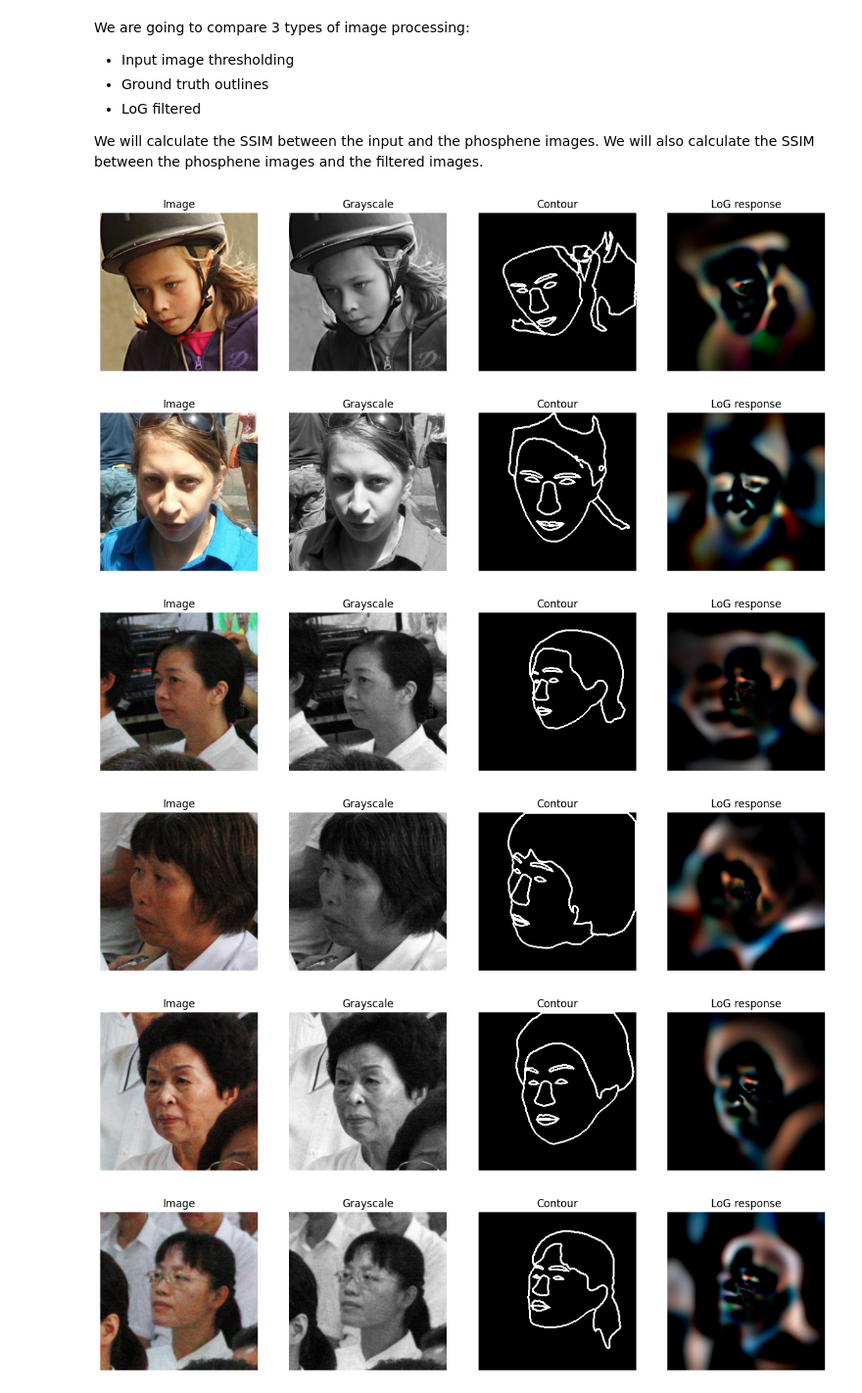
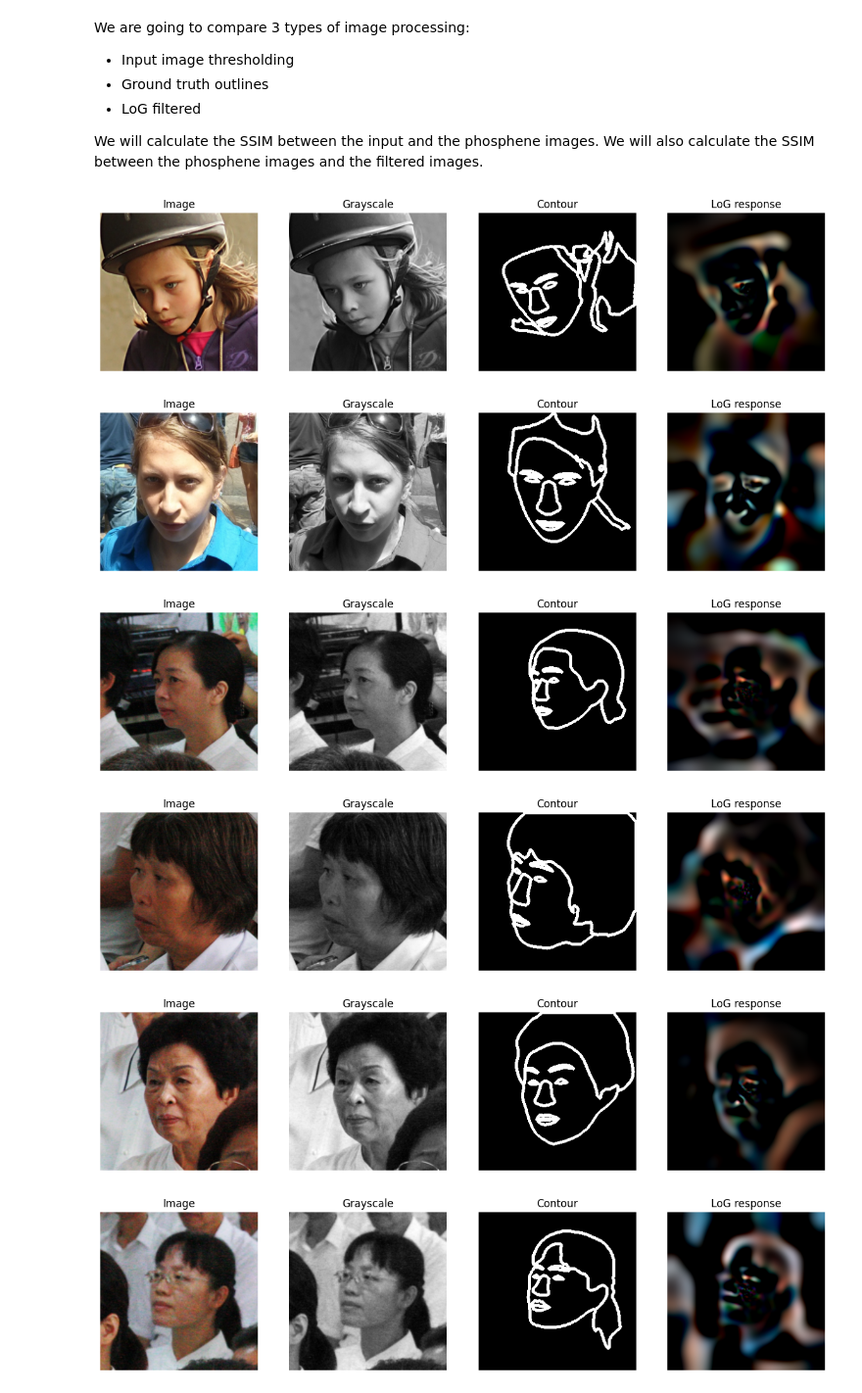
Before and after one commit to MichelleAppel/SCAPE, a Jupyter notebook: notebooks/explore_evaluation.ipynb, the cells around one changed output. Shown at 98% size. Cells and saved outputs as stored; diff of their text form; code cells hidden in the pictures.

```diff
--- a/notebooks/explore_evaluation.ipynb
+++ b/notebooks/explore_evaluation.ipynb
@@ -220,43 +273,47 @@ for i, batch in enumerate(LaPa_dataset):
     contour = batch['contour']
 
     # dilate the contour 5x5
-    contour = dilation3x3(contour.unsqueeze(0)).squeeze(0)
+    contour = dilation5x5(contour.unsqueeze(0)).squeeze(0)
+    # contour = modified_cdf_normalization(contour, 1)
 
     LoG_response = layer(image.unsqueeze(0)).clip(0, None).squeeze(0)
     LoG_response = (LoG_response - LoG_response.min()) / (LoG_response.max() - LoG_response.min())
+    # LoG_response = modified_cdf_normalization(LoG_response, 1)
 
     grayscale = image.mean(dim=0)
+    # grayscale = modified_cdf_normalization(grayscale, 1)
+
     image_processing_dict[i] = {'image': image, 'grayscale': grayscale, 'contour': contour, 'LoG_response': LoG_response}
 
     # visualize
     plt.figure(figsize=(15, 5))
     plt.subplot(1, 4, 1)
     plt.imshow(image.cpu().permute(1, 2, 0))
     plt.axis('off')
     plt.title('Image')
 
     plt.subplot(1, 4, 2)
     plt.imshow(grayscale.cpu(), cmap='gray')
     plt.axis('off')
     plt.title('Grayscale')
 
     plt.subplot(1, 4, 3)
     plt.imshow(contour.cpu().permute(1, 2, 0), cmap='gray')
     plt.axis('off')
     plt.title('Contour')
 
     plt.subplot(1, 4, 4)
     plt.imshow(LoG_response.squeeze().cpu().detach().permute(1,2,0))
     plt.axis('off')
     plt.title('LoG response')
     plt.show()
 
     if i == 5:
         break
 # %% [output]
-[figure, old version]
+[figure, new version]
-[figure, old version]
+[figure, new version]
-[figure, old version]
+[figure, new version]
-[figure, old version]
+[figure, new version]
-[figure, old version]
+[figure, new version]
-[figure, old version]
+[figure, new version]
```
Also changed, not shown: parts of 17 cells of this notebook, 5 other files.
